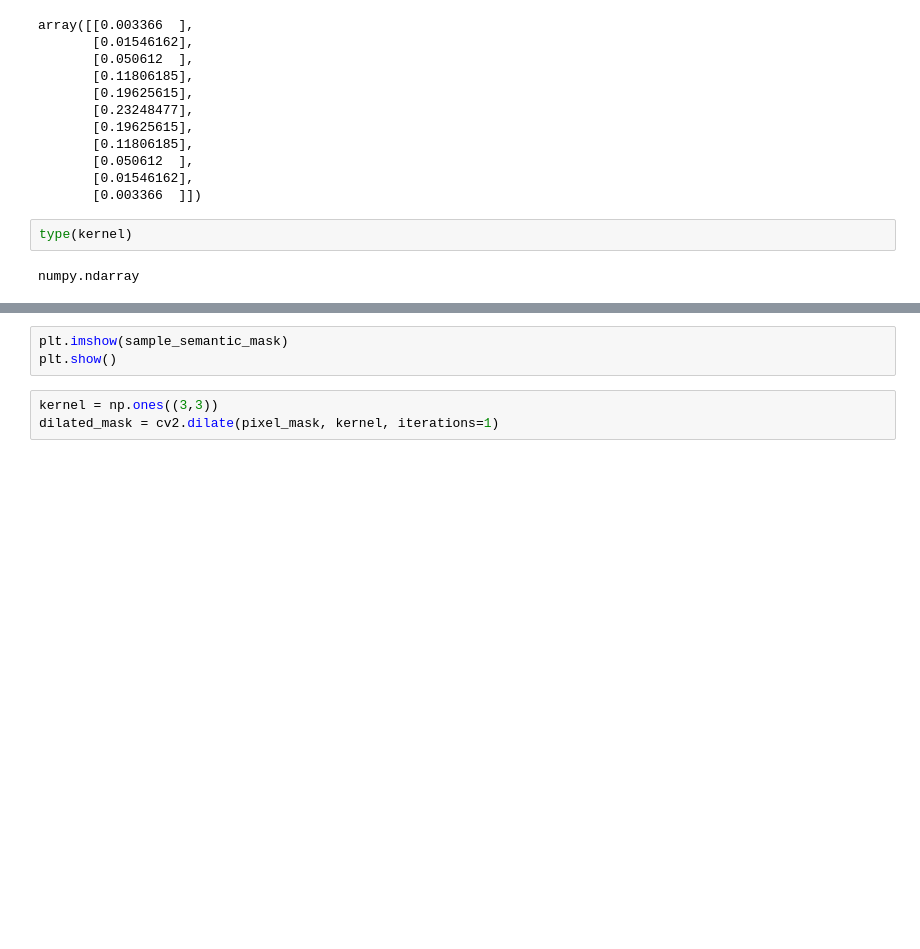
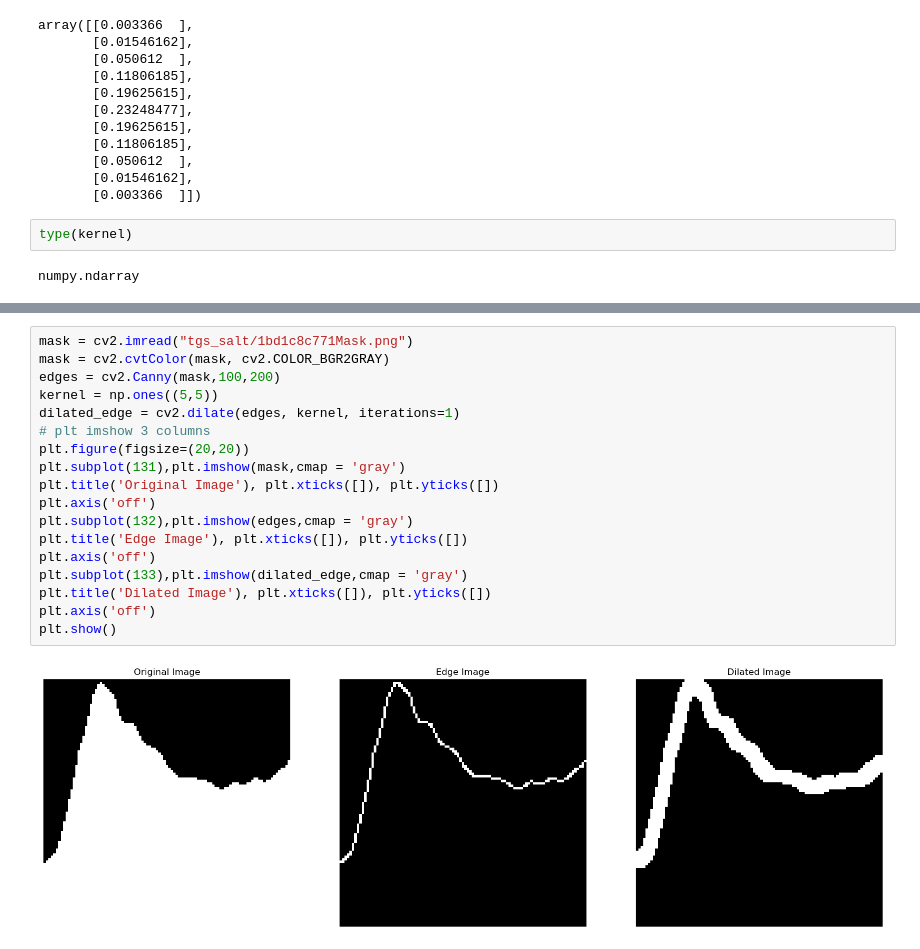
Before and after one commit to lucterres/textureSSD, a Jupyter notebook: notebook.ipynb, the cells around one changed output, grey strips where cells are left out. Saved outputs shown, nothing was run; the diff lists cells and outputs as text; blank space fills up the shorter version.

Commit message:
mask operations

```diff
--- a/notebook.ipynb
+++ b/notebook.ipynb
@@ -78,6 +75,20 @@ ImportError: DLL load failed while importing _imaging: Não foi possível encont
-# %%
-plt.imshow(sample_semantic_mask)
-plt.show()
-# %%
-kernel = np.ones((3,3))
-dilated_mask = cv2.dilate(pixel_mask, kernel, iterations=1)
+# %%
+mask = cv2.imread("tgs_salt/1bd1c8c771Mask.png")
+mask = cv2.cvtColor(mask, cv2.COLOR_BGR2GRAY)
+edges = cv2.Canny(mask,100,200)
+kernel = np.ones((5,5))
+dilated_edge = cv2.dilate(edges, kernel, iterations=1)
+# plt imshow 3 columns
+plt.figure(figsize=(20,20))
+plt.subplot(131),plt.imshow(mask,cmap = 'gray')
+plt.title('Original Image'), plt.xticks([]), plt.yticks([])
+plt.axis('off')
+plt.subplot(132),plt.imshow(edges,cmap = 'gray')
+plt.title('Edge Image'), plt.xticks([]), plt.yticks([])
+plt.axis('off')
+plt.subplot(133),plt.imshow(dilated_edge,cmap = 'gray')
+plt.title('Dilated Image'), plt.xticks([]), plt.yticks([])
+plt.axis('off')
+plt.show()
+# %% [output]
+[figure, added]
```
Also changed, not shown: parts of 15 cells of this notebook, 1 other file.
